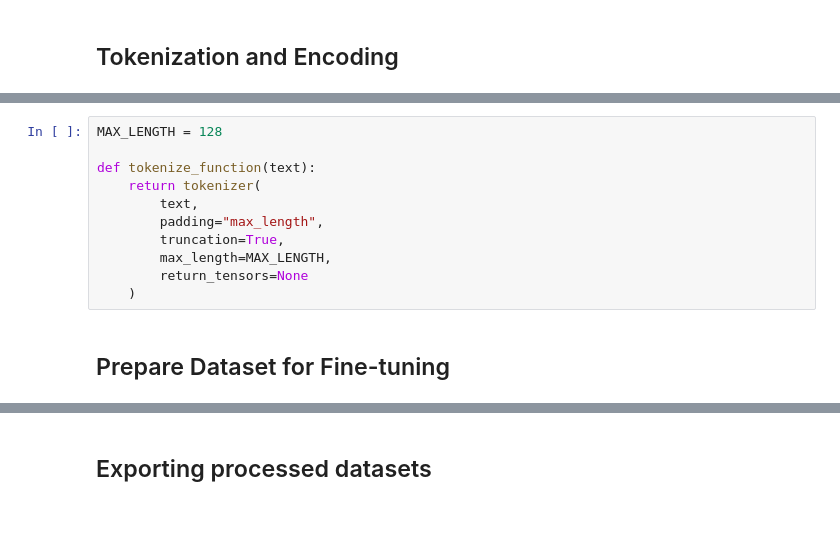
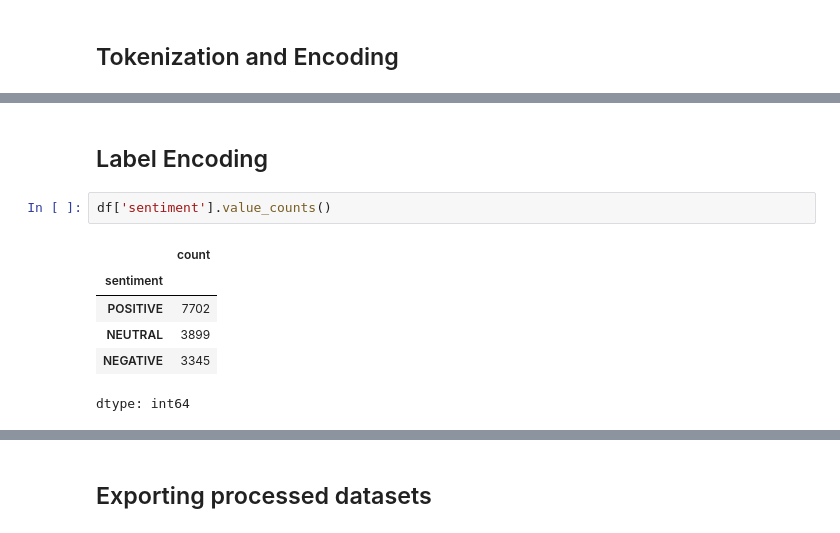
Before and after one commit to hstoklosa/sentix-nlp, a Jupyter notebook: preprocessing.ipynb, the cells around one changed output, grey strips where cells are left out. Cells and saved outputs as stored; diff of their text form.

```diff
--- a/preprocessing.ipynb
+++ b/preprocessing.ipynb
@@ -145,13 +190,11 @@ Percentage of samples longer than 128 tokens: 71.10%
-# %%
-MAX_LENGTH = 128
-
-def tokenize_function(text):
-    return tokenizer(
-        text,
-        padding="max_length",
-        truncation=True,
-        max_length=MAX_LENGTH,
-        return_tensors=None
-    )
-# %% [markdown]
- ## Prepare Dataset for Fine-tuning
+# %% [markdown]
+## Label Encoding
+# %%
+df['sentiment'].value_counts()
+# %% [output]
+|  | count |
+| sentiment |  |
+| POSITIVE | 7702 |
+| NEUTRAL | 3899 |
+| NEGATIVE | 3345 |
+dtype: int64
```
Also changed, not shown: parts of 24 cells of this notebook.
